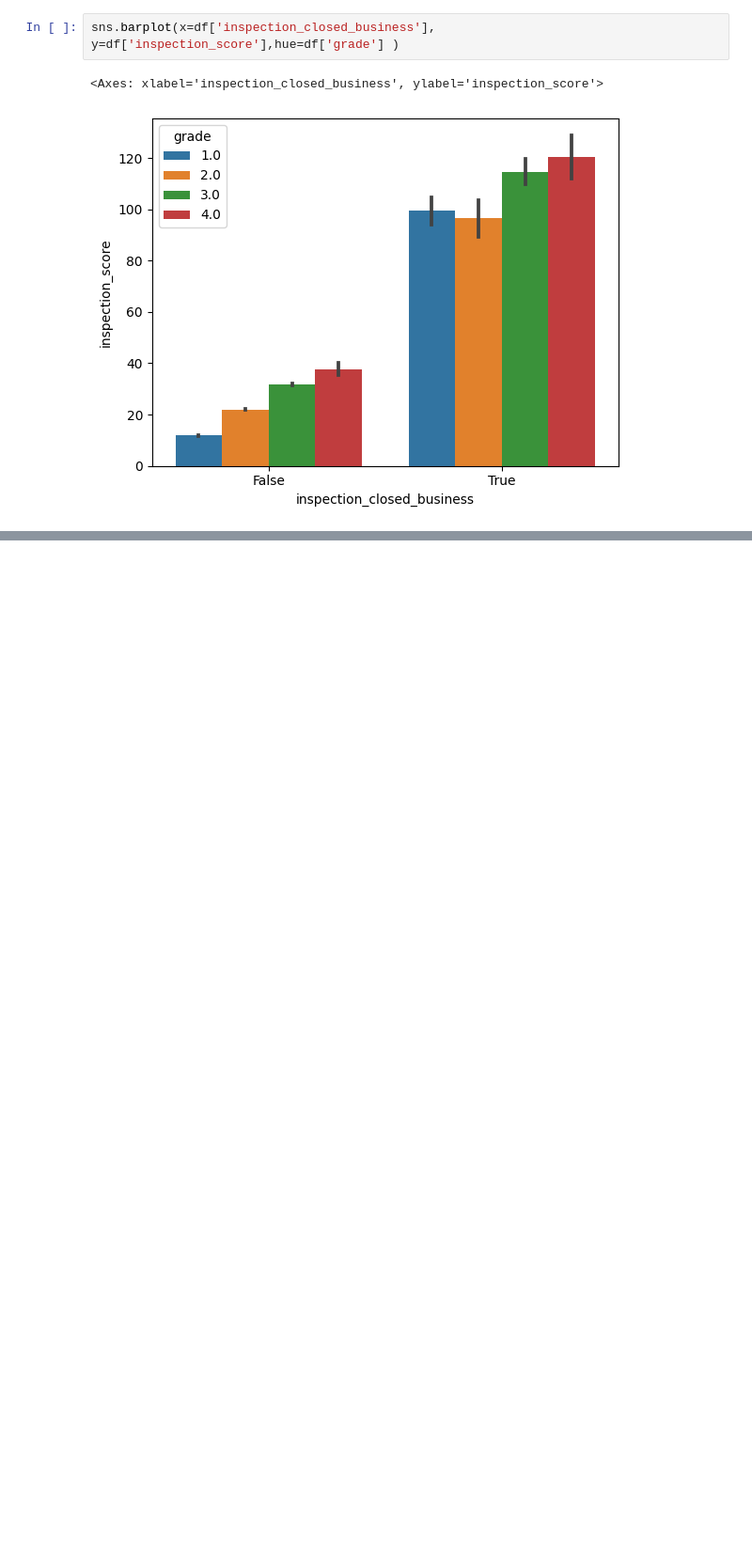
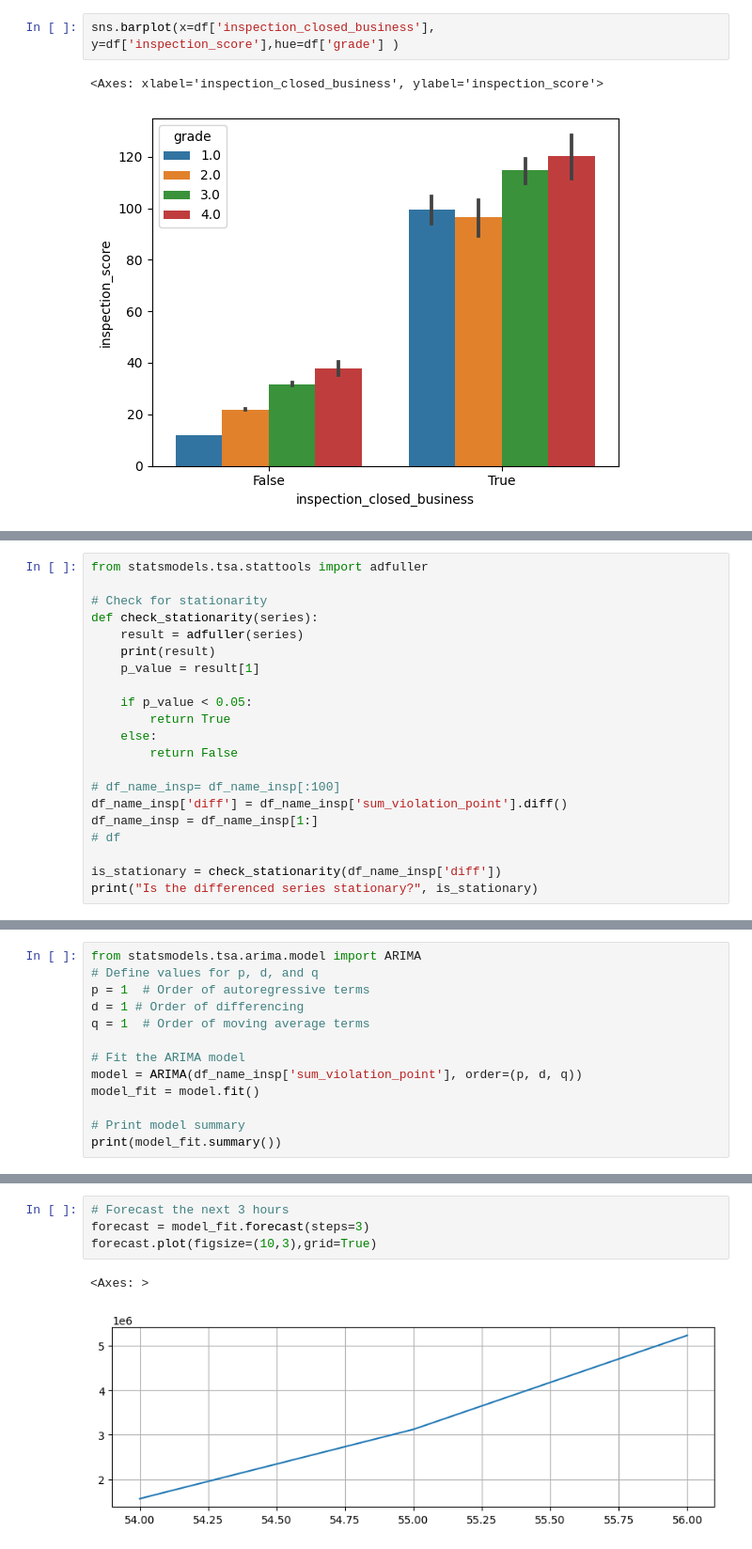
Before and after one commit to alirahmani93/ml_basic_p1, a Jupyter notebook: p1.ipynb, the cells around one changed output, grey strips where cells are left out. Shown at 94% size. Drawn from its saved outputs; the diff is of its cells as text; blank space fills up the shorter version.

```diff
--- a/p1.ipynb
+++ b/p1.ipynb
@@ -520,0 +564,21 @@ sns.barplot(x=df['inspection_closed_business'], y=df['inspection_score'],hue=df[
+# %%
+from statsmodels.tsa.stattools import adfuller
+
+# Check for stationarity
+def check_stationarity(series):
+    result = adfuller(series)
+    print(result)
+    p_value = result[1]
+
+    if p_value < 0.05:
+        return True
+    else:
+        return False
+
+# df_name_insp= df_name_insp[:100]
+df_name_insp['diff'] = df_name_insp['sum_violation_point'].diff()
+df_name_insp = df_name_insp[1:]
+# df
+
+is_stationary = check_stationarity(df_name_insp['diff'])
+print("Is the differenced series stationary?", is_stationary)
@@ -520,0 +588,13 @@ sns.barplot(x=df['inspection_closed_business'], y=df['inspection_score'],hue=df[
+# %%
+from statsmodels.tsa.arima.model import ARIMA
+# Define values for p, d, and q
+p = 1  # Order of autoregressive terms
+d = 1 # Order of differencing
+q = 1  # Order of moving average terms
+
+# Fit the ARIMA model
+model = ARIMA(df_name_insp['sum_violation_point'], order=(p, d, q))
+model_fit = model.fit()
+
+# Print model summary
+print(model_fit.summary())
@@ -520,0 +619,7 @@ sns.barplot(x=df['inspection_closed_business'], y=df['inspection_score'],hue=df[
+# %%
+# Forecast the next 3 hours
+forecast = model_fit.forecast(steps=3)
+forecast.plot(figsize=(10,3),grid=True)
+# %% [output]
+<Axes: >
+[figure, added]
```
Also changed, not shown: parts of 6 cells of this notebook, 2 other files.
